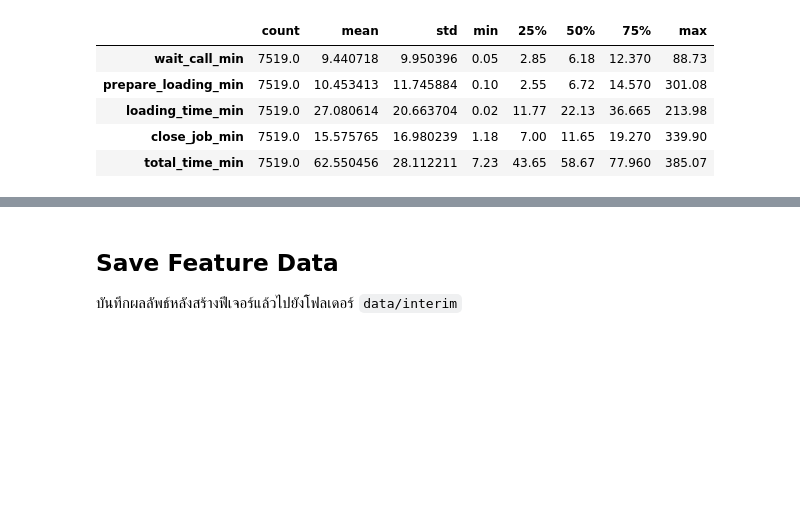
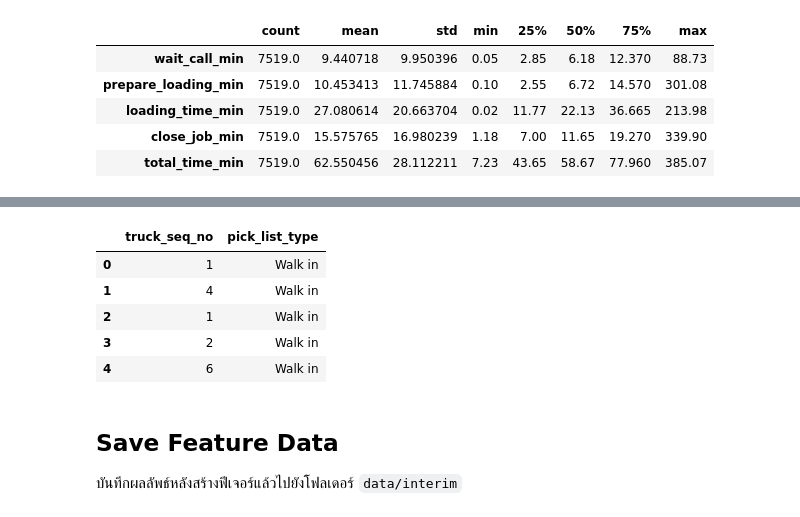
Before and after one commit to Armpa16/WMS-ML, a Jupyter notebook: notebooks/04_FeatureEngineering.ipynb, the cells around one changed output, grey strips where cells are left out. Saved outputs shown, nothing was run; the diff lists cells and outputs as text; code cells hidden in the pictures; blank space fills up the shorter version.

```diff
--- a/notebooks/04_FeatureEngineering.ipynb
+++ b/notebooks/04_FeatureEngineering.ipynb
@@ -367,3 +376,23 @@ df_feature[[
+# %%
+# truck_seq_no: ลำดับรถในวัน แปลงเป็น numeric เพื่อให้โมเดลใช้ได้
+df_feature['truck_seq_no'] = pd.to_numeric(df_feature['TruckSeqNo'], errors='coerce')
+
+# pick_list_type: ประเภทการสั่งสินค้า เก็บเป็น string สำหรับ categorical encoding
+df_feature['pick_list_type'] = df_feature['PickListType'].astype(str)
+
+truck_picklist_feature_columns = [
+    'truck_seq_no',
+    'pick_list_type',
+]
+
+df_feature[truck_picklist_feature_columns].head()
+# %% [output]
+|  | truck_seq_no | pick_list_type |
+| 0 | 1 | Walk in |
+| 1 | 4 | Walk in |
+| 2 | 1 | Walk in |
+| 3 | 2 | Walk in |
+| 4 | 6 | Walk in |
 # %% [markdown]
 ## Save Feature Data
 
```
Also changed, not shown: parts of 4 cells of this notebook, 4 other files.
